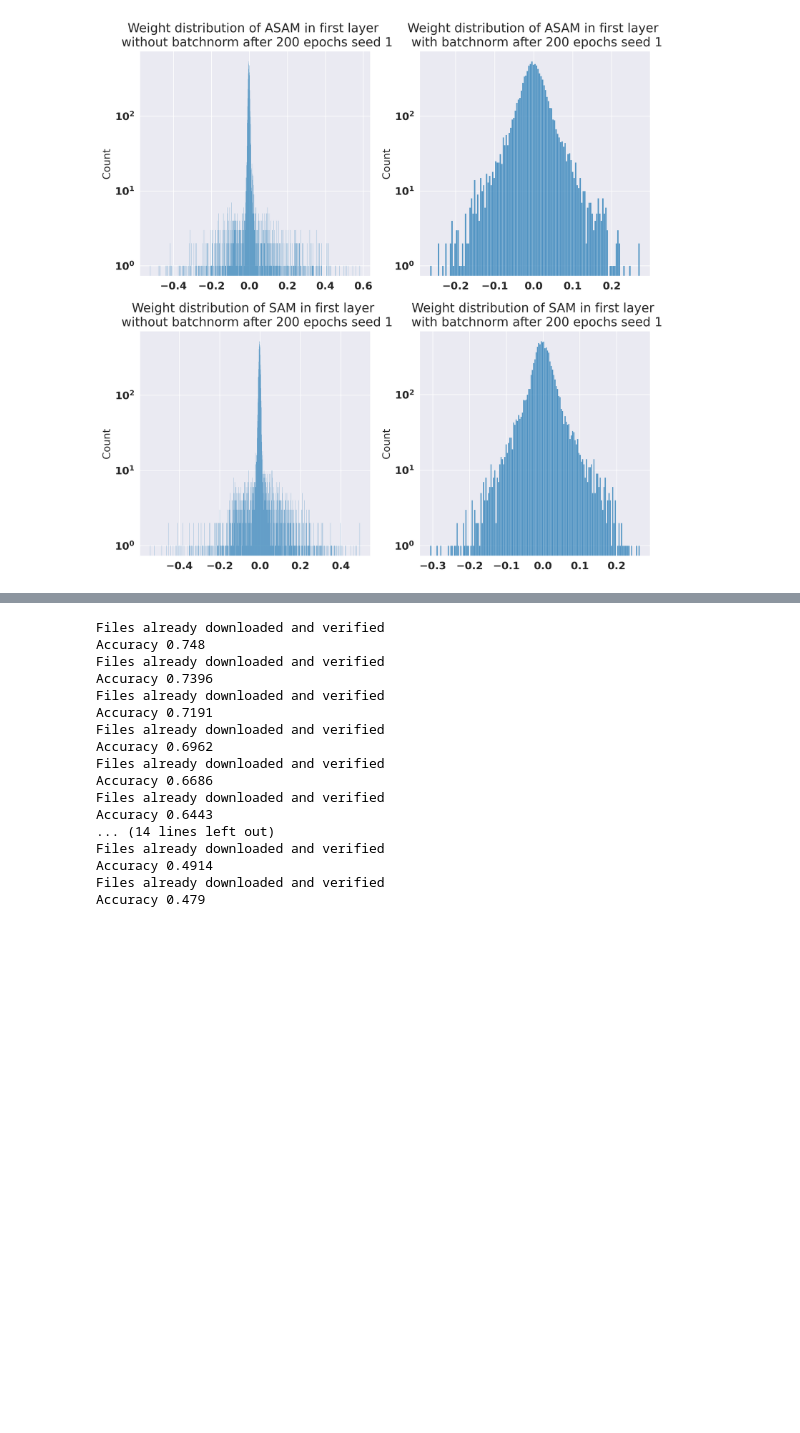
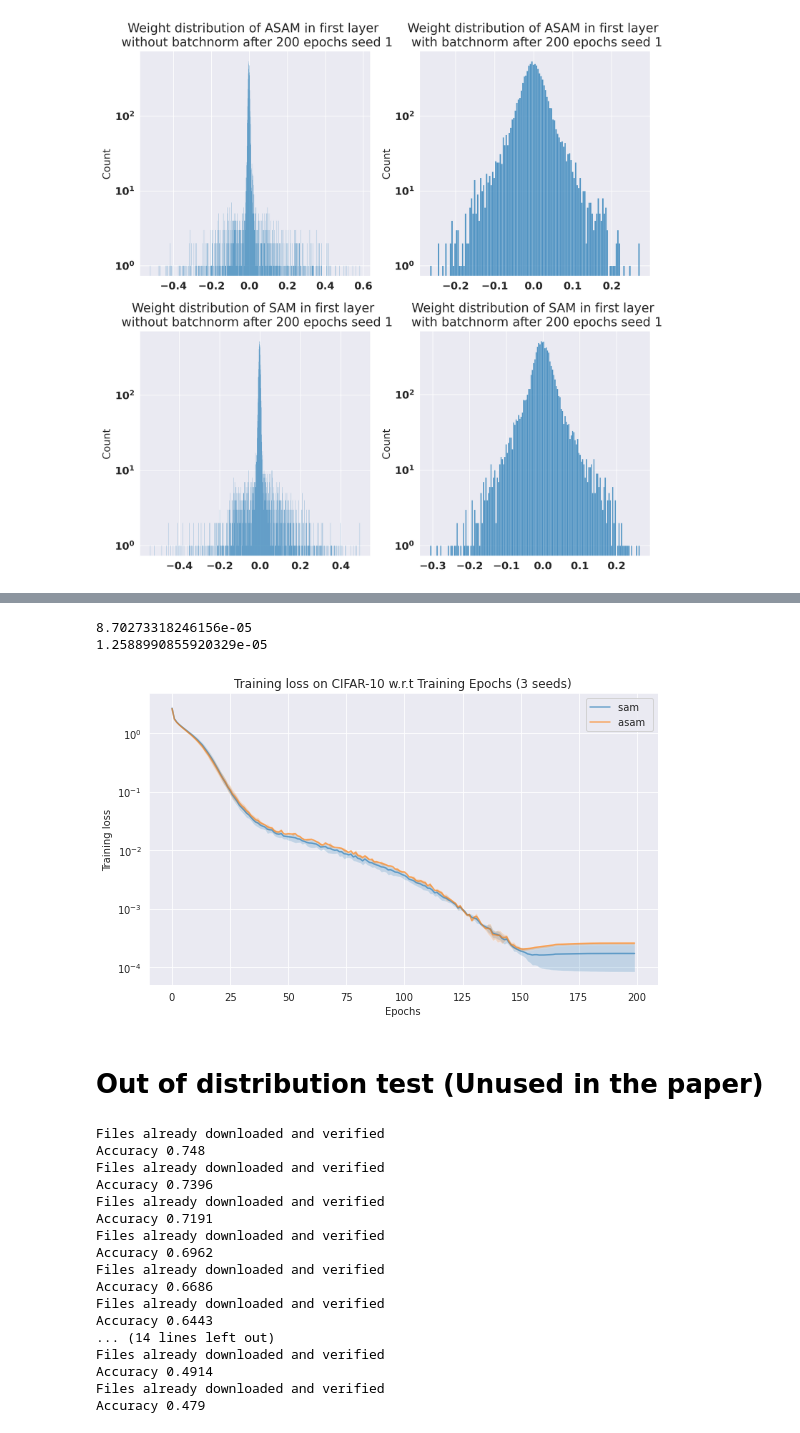
Before and after one commit to CharlieLeee/Sharpness-Aware-Generalization, a Jupyter notebook: Notebooks/Generate plot in the report.ipynb, the cells around one changed output, grey strips where cells are left out. Drawn from its saved outputs; the diff is of its cells as text; code cells hidden in the pictures; blank space fills up the shorter version.

```diff
--- a/Notebooks/Generate plot in the report.ipynb
+++ b/Notebooks/Generate plot in the report.ipynb
@@ -124,3 +173,32 @@ plt.show()
+# %%
+name_list = [
+    '*sam*', '*asam*'
+]
+
+plt.subplots(1, figsize=(8, 5))
+plt.yscale('log')
+for i, dset in enumerate(name_list):
+    name, data = get_data_asam('loss/Asam_SAM/', dset)
+
+    mean = np.mean(data, axis=0)
+    std = np.std(data, axis=0)
+    print(std[-1])
+    num_curves = data.shape[0]
+    epochs = data.shape[1]
+    plt.plot(np.arange(epochs), mean, label=name, alpha=0.6)
+    plt.fill_between(np.arange(epochs), mean-std, mean+std, alpha=0.2)
+    plt.legend()
+    plt.xlabel('Epochs')
+    plt.ylabel('Training loss')
+    plt.title('Training loss on CIFAR-10 w.r.t Training Epochs (3 seeds)')
+plt.tight_layout()
+plt.savefig('train_loss_sam_asam.pdf')
+# %% [output]
+8.70273318246156e-05
+1.2588990855920329e-05
+[figure, added]
+# %% [markdown]
+# Out of distribution test (Unused in the paper)
 # %%
 from torchvision.transforms import transforms
 import torchvision
```
Also changed, not shown: parts of 5 cells of this notebook.
